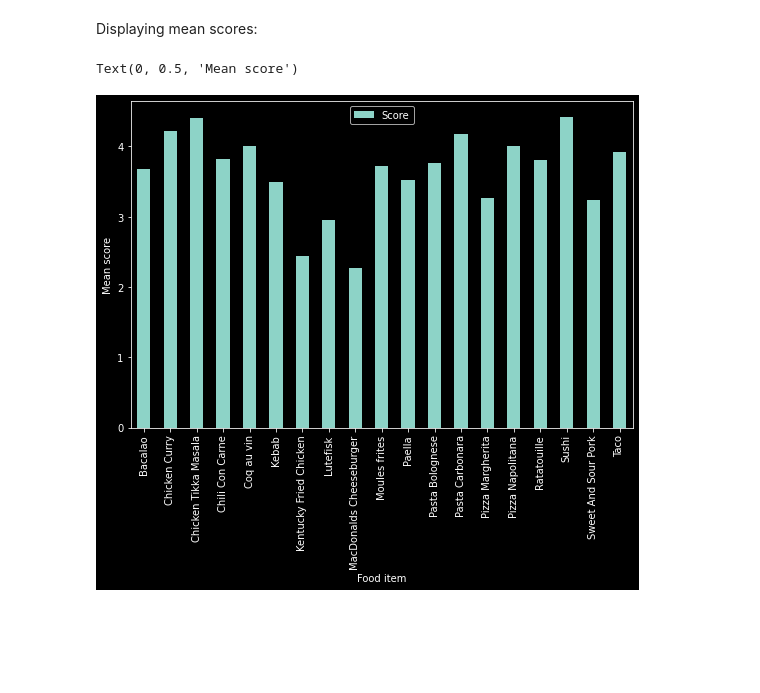
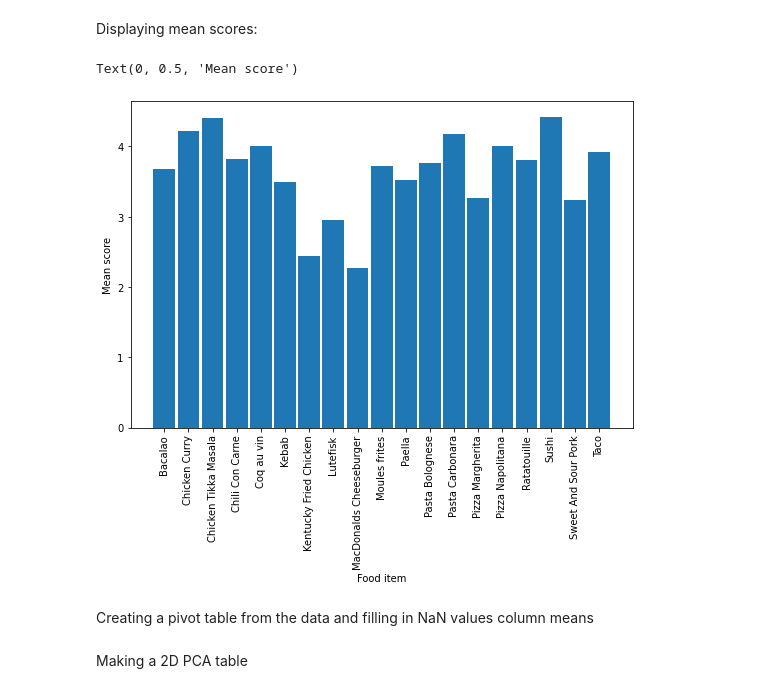
Before and after one commit to torbjbak/BigData, a Jupyter notebook: Exercise 4 - KNN and decision trees/Dishes.ipynb, the cells around one changed output. Saved outputs shown, nothing was run; the diff lists cells and outputs as text; code cells hidden in the pictures; blank space fills up the shorter version.

```diff
--- a/Exercise 4 - KNN and decision trees/Dishes.ipynb
+++ b/Exercise 4 - KNN and decision trees/Dishes.ipynb
@@ -47,9 +47,14 @@ Displaying mean scores:
 # %%
 import matplotlib.pyplot as plt
 
-mean.plot(kind='bar', figsize=(9, 6))
+x = range(len(labels))
+plt.figure(figsize=(9, 6))
+plt.bar(x, values, 0.9)
+plt.xticks(x, labels, rotation=90)
 plt.xlabel("Food item")
 plt.ylabel("Mean score")
 # %% [output]
 Text(0, 0.5, 'Mean score')
-[figure, old version]
+[figure, new version]
+# %% [markdown]
+Creating a pivot table from the data and filling in NaN values column means
@@ -55,0 +64,2 @@ Text(0, 0.5, 'Mean score')
+# %% [markdown]
+Making a 2D PCA table
```
Also changed, not shown: parts of 8 cells of this notebook.
